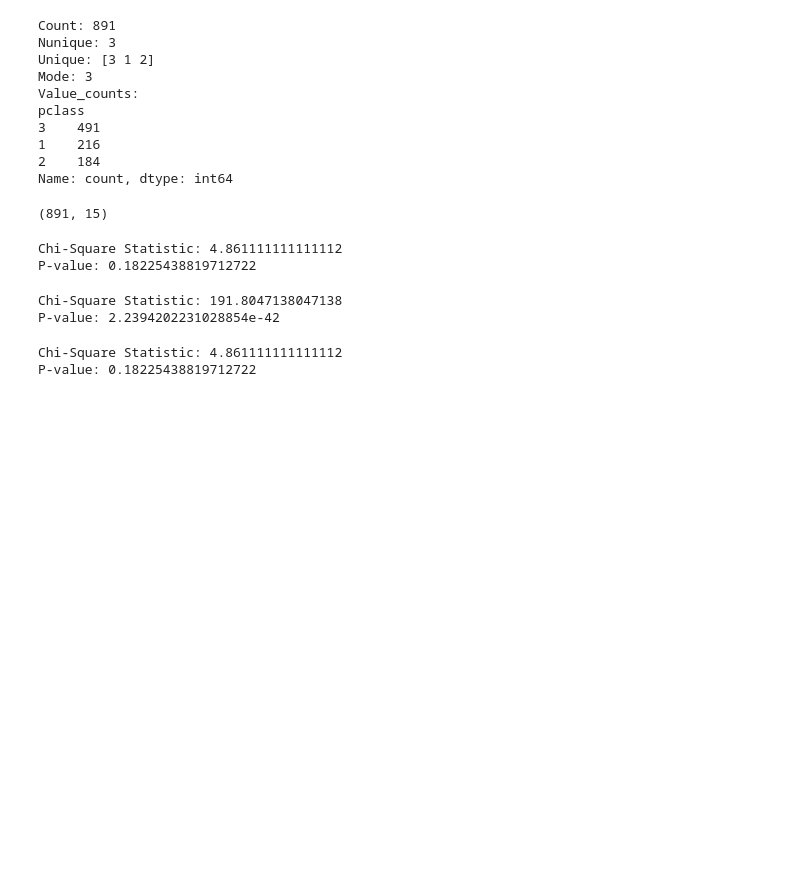
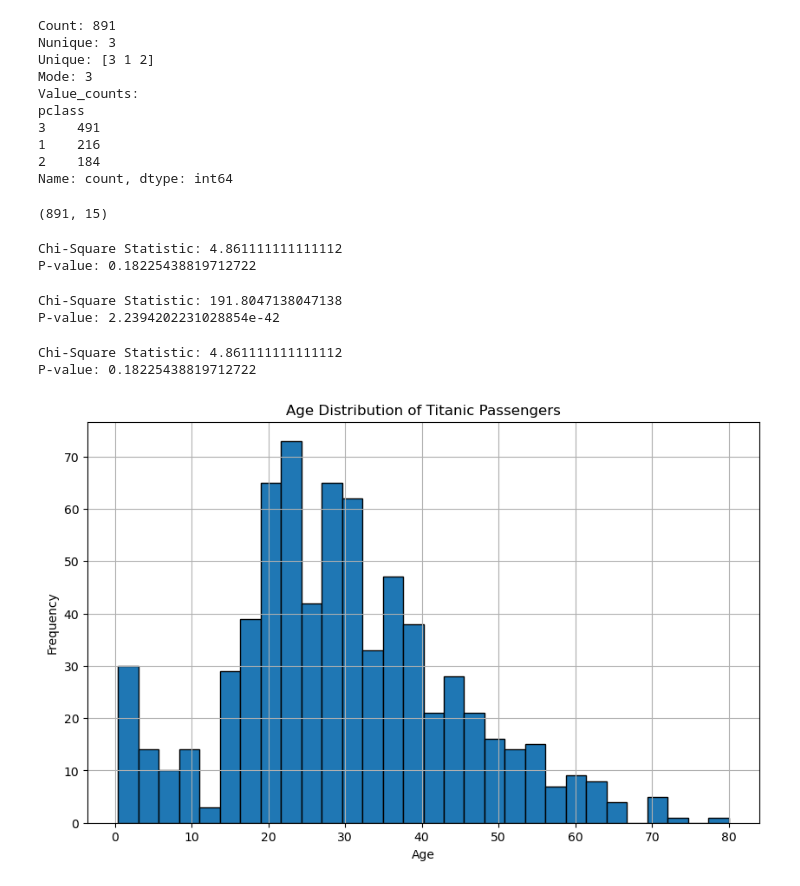
Before and after one commit to VishalDeoPrasad/Data-Science-and-Statistic, a Jupyter notebook: notebook.ipynb, the cells around one changed output. Saved outputs shown, nothing was run; the diff lists cells and outputs as text; code cells hidden in the pictures; blank space fills up the shorter version.

```diff
--- a/notebook.ipynb
+++ b/notebook.ipynb
@@ -690,3 +690,16 @@ print(f"P-value: {p}")
 # %% [output]
 Chi-Square Statistic: 4.861111111111112
 P-value: 0.18225438819712722
+# %%
+import matplotlib.pyplot as plt
+
+# Plot the histogram
+plt.figure(figsize=(10, 6))
+plt.hist(titanic['age'], bins=30, edgecolor='black')
+plt.title('Age Distribution of Titanic Passengers')
+plt.xlabel('Age')
+plt.ylabel('Frequency')
+plt.grid(True)
+plt.show()
+# %% [output]
+[figure, added]
```
Also changed, not shown: parts of 7 cells of this notebook, 10 other files.
